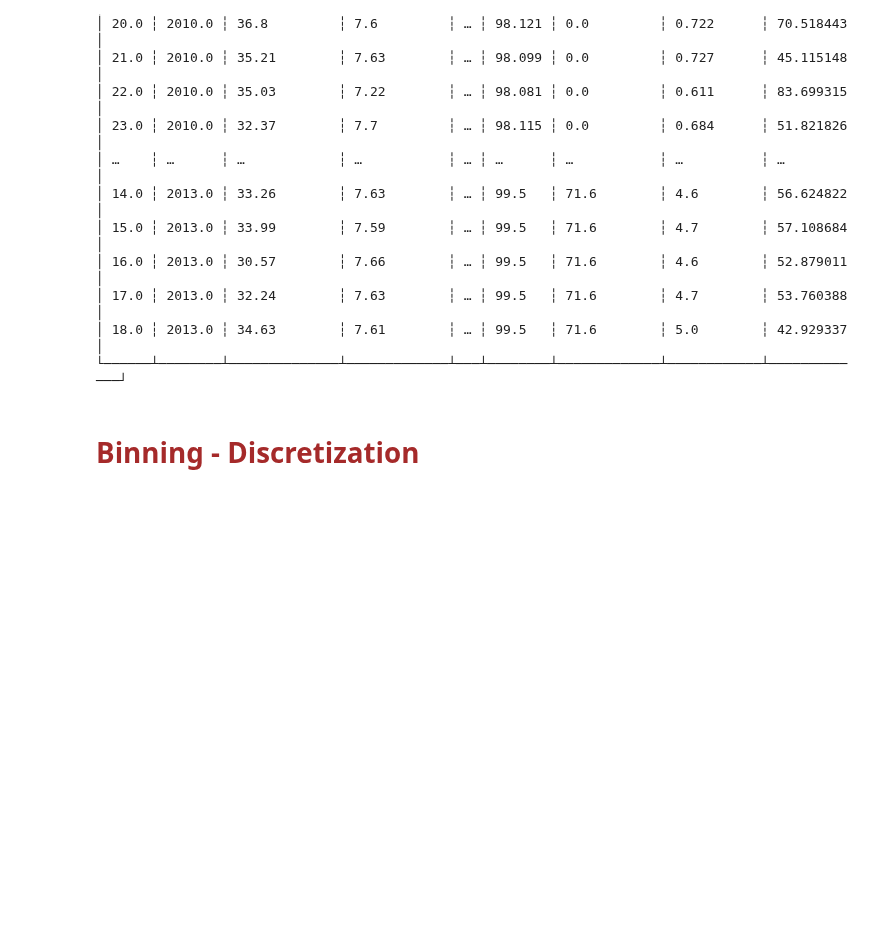
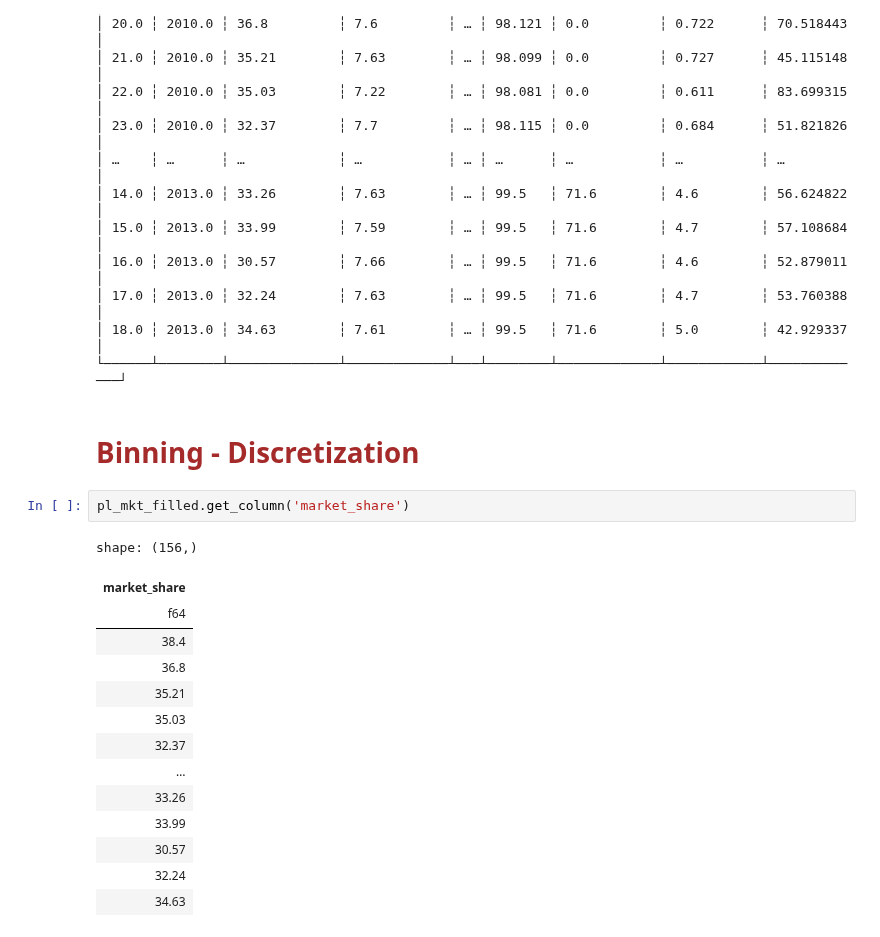
Before and after one commit to Longistamina/DataScience_MachineLearning, a Jupyter notebook: 00_Course_Demo/12_Data_Preprocessing.ipynb, the cells around one changed output. Drawn from its saved outputs; the diff is of its cells as text; blank space fills up the shorter version.

```diff
--- a/00_Course_Demo/12_Data_Preprocessing.ipynb
+++ b/00_Course_Demo/12_Data_Preprocessing.ipynb
@@ -228,3 +228,20 @@ shape: (156, 19)
 └──────┴────────┴──────────────┴─────────────┴───┴────────┴─────────────┴────────────┴─────────────┘
 # %% [markdown]
 # <span style="color:brown;">Binning - Discretization</span>
+# %%
+pl_mkt_filled.get_column('market_share')
+# %% [output]
+shape: (156,)
+| market_share |
+| f64 |
+| 38.4 |
+| 36.8 |
+| 35.21 |
+| 35.03 |
+| 32.37 |
+| … |
+| 33.26 |
+| 33.99 |
+| 30.57 |
+| 32.24 |
+| 34.63 |
```
Also changed, not shown: parts of 10 cells of this notebook, 2 other files.
